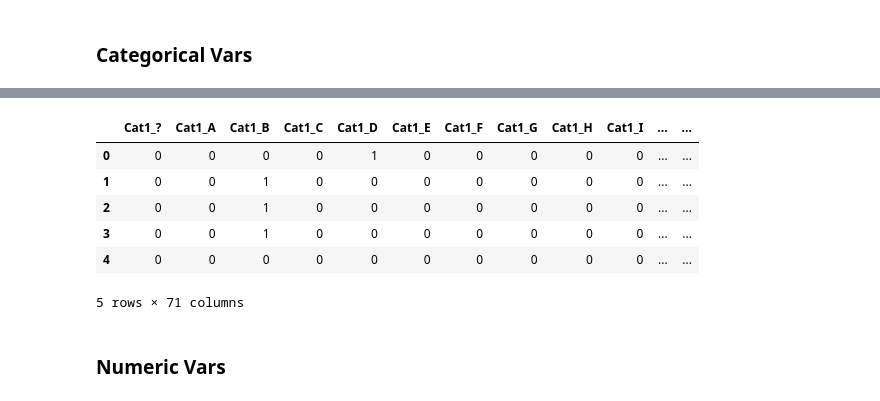
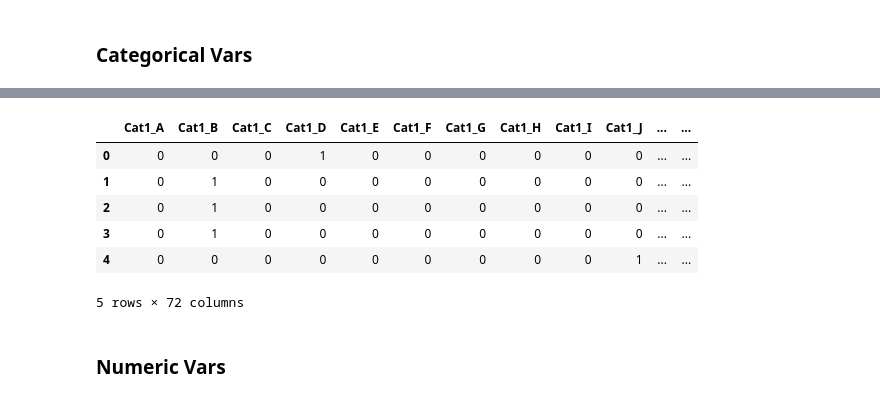
Before and after one commit to Catalysta/AutoClaims, a Jupyter notebook: src/AutoClaims.ipynb, the cells around one changed output, grey strips where cells are left out. Saved outputs shown, nothing was run; the diff lists cells and outputs as text; code cells hidden in the pictures.

```diff
--- a/src/AutoClaims.ipynb
+++ b/src/AutoClaims.ipynb
@@ -130,5 +160,7 @@ FOLD
 Name: Claim, dtype: float64
 # %%
 # Set testing data aside
-train_dat = dat[dat['FOLD'] < 6]
-test_dat = dat[dat['FOLD'] >= 6]
+train_dat = dat[dat['FOLD'] < 6].copy()
+test_dat = dat[dat['FOLD'] >= 6].copy()
+
+print(train_dat.shape, test_dat.shape)
@@ -140,6 +170,3 @@ print(train_dat.shape, test_dat.shape)
 ## EDA
 # %% [markdown]
 ### Categorical Vars
-# %%
-cols_categorical = [col for col in dat.columns if 'Cat' in col]
-print(cols_categorical)
@@ -198,0 +226,9 @@ print(preds_categorical)
+# %%
+# apply target engoding to make & model variables
+for pred in preds_categorical[:3]:
+    #print(train_dat.groupby(pred).mean()[['Claim_Amount','Claim']])
+    target_map = train_dat.groupby(pred).mean()[['Claim_Amount','Claim']].to_dict()
+    train_dat[pred + '_sev_tgt'] = train_dat.loc[:,pred].map(target_map['Claim_Amount'])
+    train_dat[pred + '_frq_tgt'] = train_dat.loc[:,pred].map(target_map['Claim'])
+
+train_dat.head()
@@ -198,0 +243,3 @@ print(preds_categorical)
+# %%
+preds_categorical = [var for var in preds_categorical if 'Blind' not in var]
+print(preds_categorical)
@@ -199,16 +260,17 @@ print(preds_categorical)
 # %%
 # Apply one-hot encoding -- these will enter model later
 
-X_categorical = pd.get_dummies(train_dat, columns = preds_categorical).loc[:,'Cat1_?':]
+X_categorical = train_dat.loc[:,preds_categorical].copy()
+X_categorical = pd.get_dummies(X_categorical, columns = preds_categorical)
 X_categorical.head()
 # %% [output]
-|  | Cat1_? | Cat1_A | Cat1_B | Cat1_C | Cat1_D | Cat1_E | Cat1_F | Cat1_G | Cat1_H | Cat1_I | ... | ... |
-| 0 | 0 | 0 | 0 | 0 | 1 | 0 | 0 | 0 | 0 | 0 | ... | ... |
-| 1 | 0 | 0 | 1 | 0 | 0 | 0 | 0 | 0 | 0 | 0 | ... | ... |
-| 2 | 0 | 0 | 1 | 0 | 0 | 0 | 0 | 0 | 0 | 0 | ... | ... |
-| 3 | 0 | 0 | 1 | 0 | 0 | 0 | 0 | 0 | 0 | 0 | ... | ... |
-| 4 | 0 | 0 | 0 | 0 | 0 | 0 | 0 | 0 | 0 | 0 | ... | ... |
+|  | Cat1_A | Cat1_B | Cat1_C | Cat1_D | Cat1_E | Cat1_F | Cat1_G | Cat1_H | Cat1_I | Cat1_J | ... | ... |
+| 0 | 0 | 0 | 0 | 1 | 0 | 0 | 0 | 0 | 0 | 0 | ... | ... |
+| 1 | 0 | 1 | 0 | 0 | 0 | 0 | 0 | 0 | 0 | 0 | ... | ... |
+| 2 | 0 | 1 | 0 | 0 | 0 | 0 | 0 | 0 | 0 | 0 | ... | ... |
+| 3 | 0 | 1 | 0 | 0 | 0 | 0 | 0 | 0 | 0 | 0 | ... | ... |
+| 4 | 0 | 0 | 0 | 0 | 0 | 0 | 0 | 0 | 0 | 1 | ... | ... |
-5 rows × 71 columns
+5 rows × 72 columns
 # %% [markdown]
 ### Numeric Vars
 # %%
```
Also changed, not shown: parts of 40 cells of this notebook.
